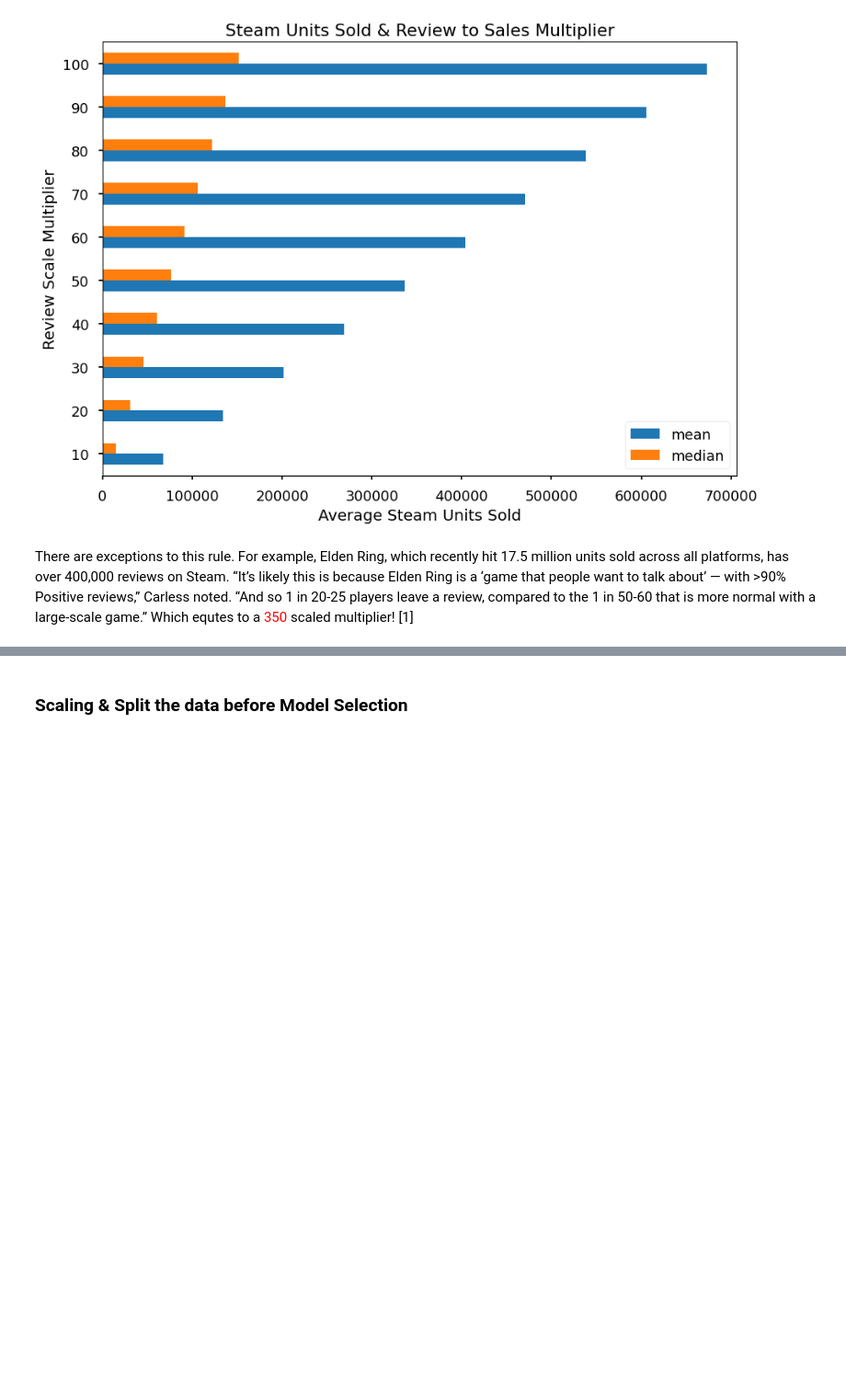
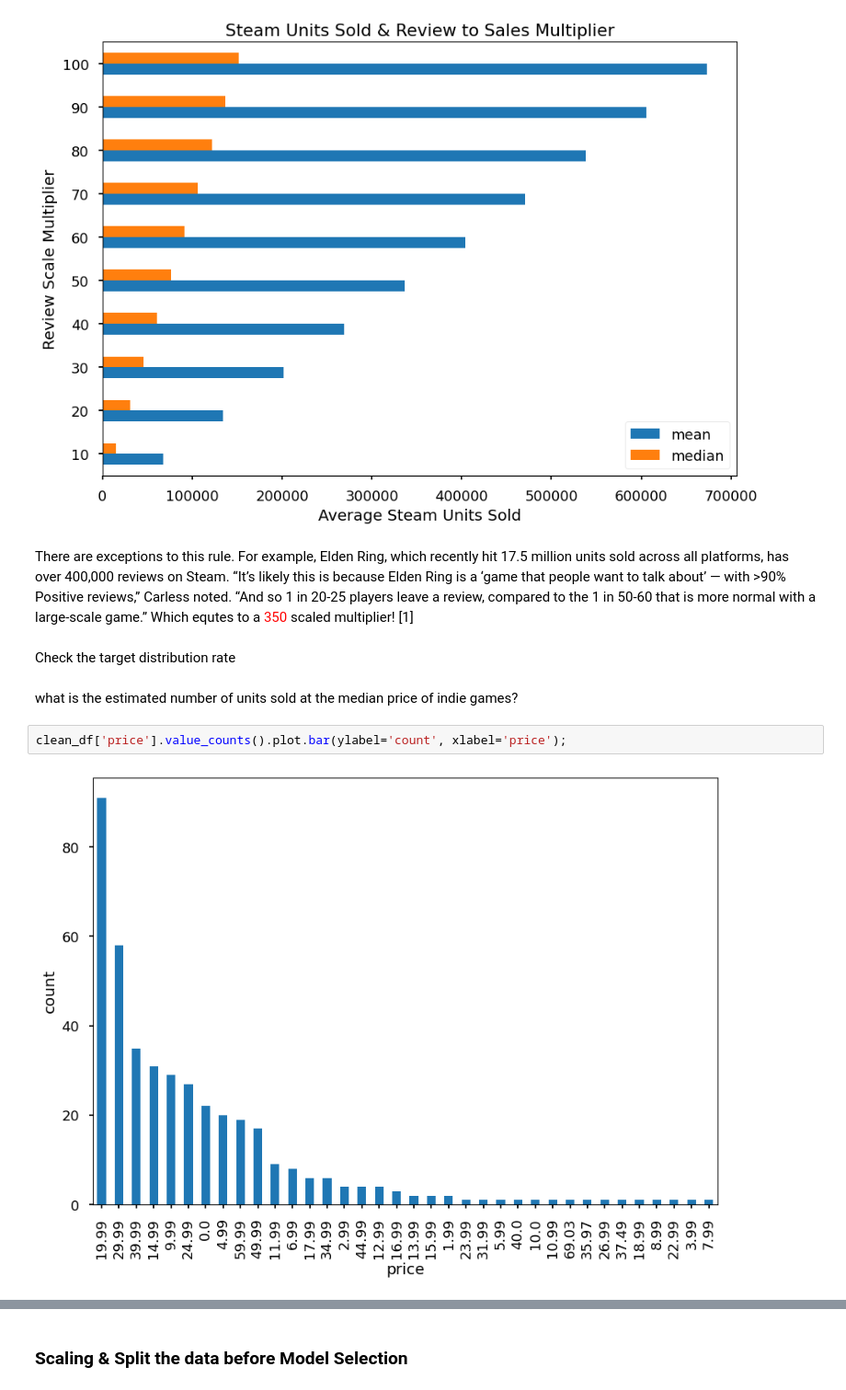
Before and after one commit to hypothetical-lemon/COMP4448, a Jupyter notebook: final_project.ipynb, the cells around one changed output, grey strips where cells are left out. Shown: that part at 92% size. Drawn from its saved outputs; the diff is of its cells as text; blank space fills up the shorter version.

Commit message:
adds target distribution graph

```diff
--- a/final_project.ipynb
+++ b/final_project.ipynb
@@ -558,3 +558,11 @@ g.set_ylabel('Review Scale Multiplier');
 [figure]
 # %% [markdown]
 There are exceptions to this rule. For example, Elden Ring, which recently hit 17.5 million units sold across all platforms, has over 400,000 reviews on Steam. “It’s likely this is because Elden Ring is a ‘game that people want to talk about’ — with >90% Positive reviews,” Carless noted. “And so 1 in 20-25 players leave a review, compared to the 1 in 50-60 that is more normal with a large-scale game.” Which equtes to a <span style="color:red">350</span> scaled multiplier! [1]
+# %% [markdown]
+Check the target distribution rate
+# %% [markdown]
+what is the estimated number of units sold at the median price of indie games?
+# %%
+clean_df['price'].value_counts().plot.bar(ylabel='count', xlabel='price');
+# %% [output]
+[figure, added]
```
Also changed, not shown: parts of 9 cells of this notebook.
